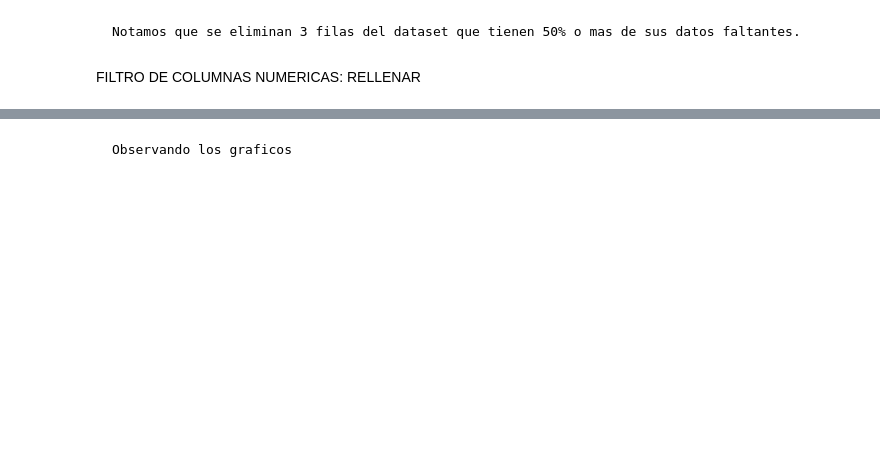
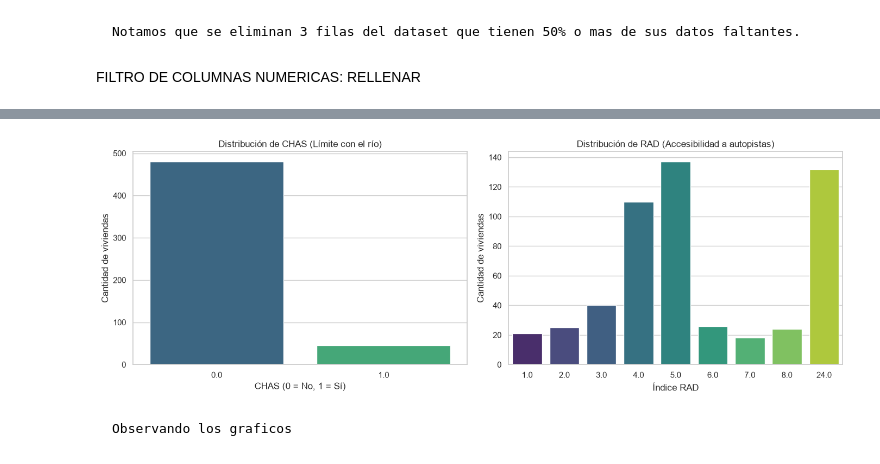
Before and after one commit to valentinocivetta04/TP_AA1_Civetta_Fucci_Frank_Winter, a Jupyter notebook: TP1/TP-regresion-AA1.ipynb, the cells around one changed output, grey strips where cells are left out. Drawn from its saved outputs; the diff is of its cells as text; code cells hidden in the pictures; blank space fills up the shorter version.

```diff
--- a/TP1/TP-regresion-AA1.ipynb
+++ b/TP1/TP-regresion-AA1.ipynb
@@ -249,3 +312,24 @@ plt.show()
+# %%
+# Creamos una figura con dos subgráficos (uno al lado del otro)
+fig, axes = plt.subplots(1, 2, figsize=(14, 5))
+
+# Gráfico para CHAS (Variable binaria/categórica)
+sns.countplot(data=df_casas_limpio, x='CHAS', ax=axes[0], palette='viridis')
+axes[0].set_title('Distribución de CHAS (Límite con el río)')
+axes[0].set_xlabel('CHAS (0 = No, 1 = Sí)')
+axes[0].set_ylabel('Cantidad de viviendas')
+
+# Gráfico para RAD (Variable discreta)
+sns.countplot(data=df_casas_limpio, x='RAD', ax=axes[1], palette='viridis')
+axes[1].set_title('Distribución de RAD (Accesibilidad a autopistas)')
+axes[1].set_xlabel('Índice RAD')
+axes[1].set_ylabel('Cantidad de viviendas')
+
+# Ajustamos el diseño para que los textos no se superpongan
+plt.tight_layout()
+plt.show()
+# %% [output]
+[figure, added]
 # %% [markdown]
     Observando los graficos
 # %%
```
Also changed, not shown: parts of 24 cells of this notebook.
